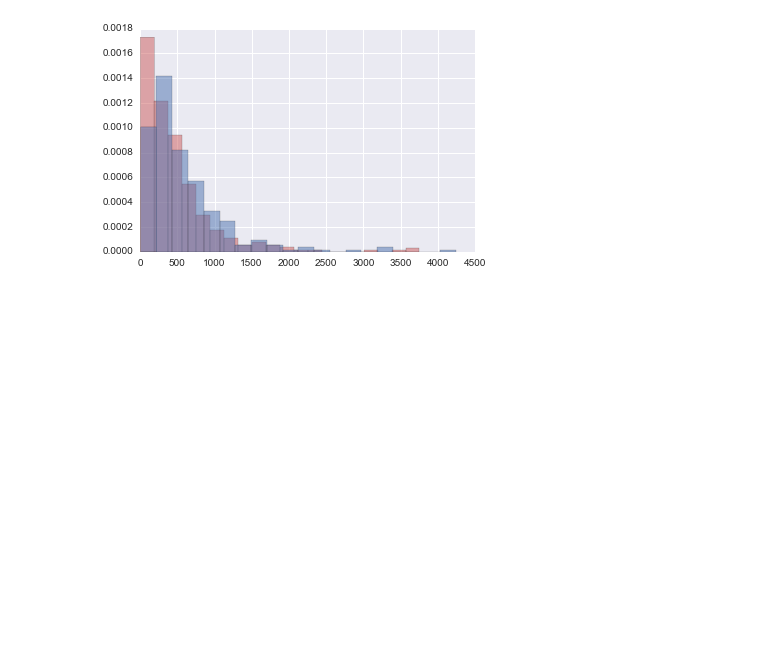
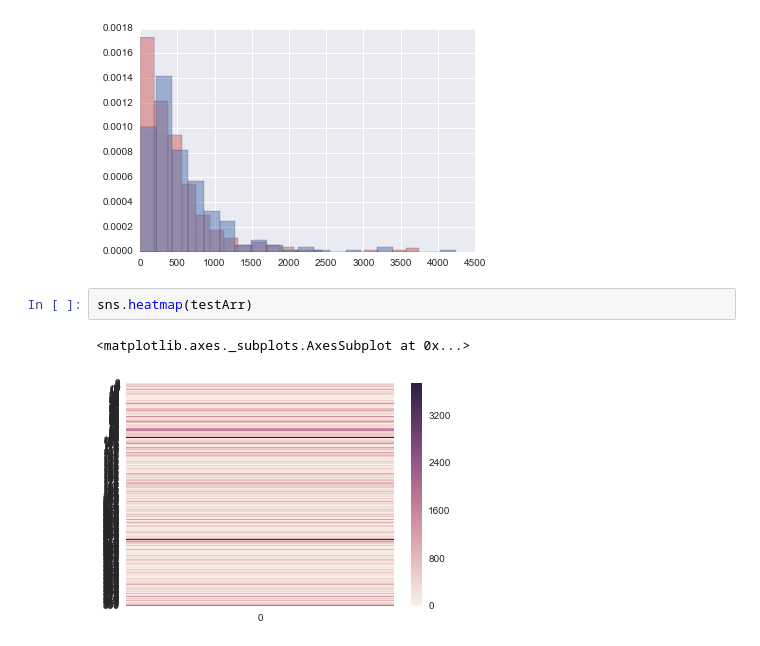
Before and after one commit to marloft/MachineLearningB, a Jupyter notebook: PythonSpyder/Learning NB KNN/NaiveBayesStudents.ipynb, the cells around one changed output. Saved outputs shown, nothing was run; the diff lists cells and outputs as text; blank space fills up the shorter version.

```diff
--- a/PythonSpyder/Learning NB KNN/NaiveBayesStudents.ipynb
+++ b/PythonSpyder/Learning NB KNN/NaiveBayesStudents.ipynb
@@ -174,3 +174,8 @@ plt.hist(trainArr, normed=True,alpha=0.5,bins=20)
          2973.6,  3185.5,  3397.4,  3609.3,  3821.2,  4033.1,  4245. ]),
  <a list of 20 Patch objects>)
 [figure]
+# %%
+sns.heatmap(testArr)
+# %% [output]
+<matplotlib.axes._subplots.AxesSubplot at 0x...>
+[figure, added]
```
